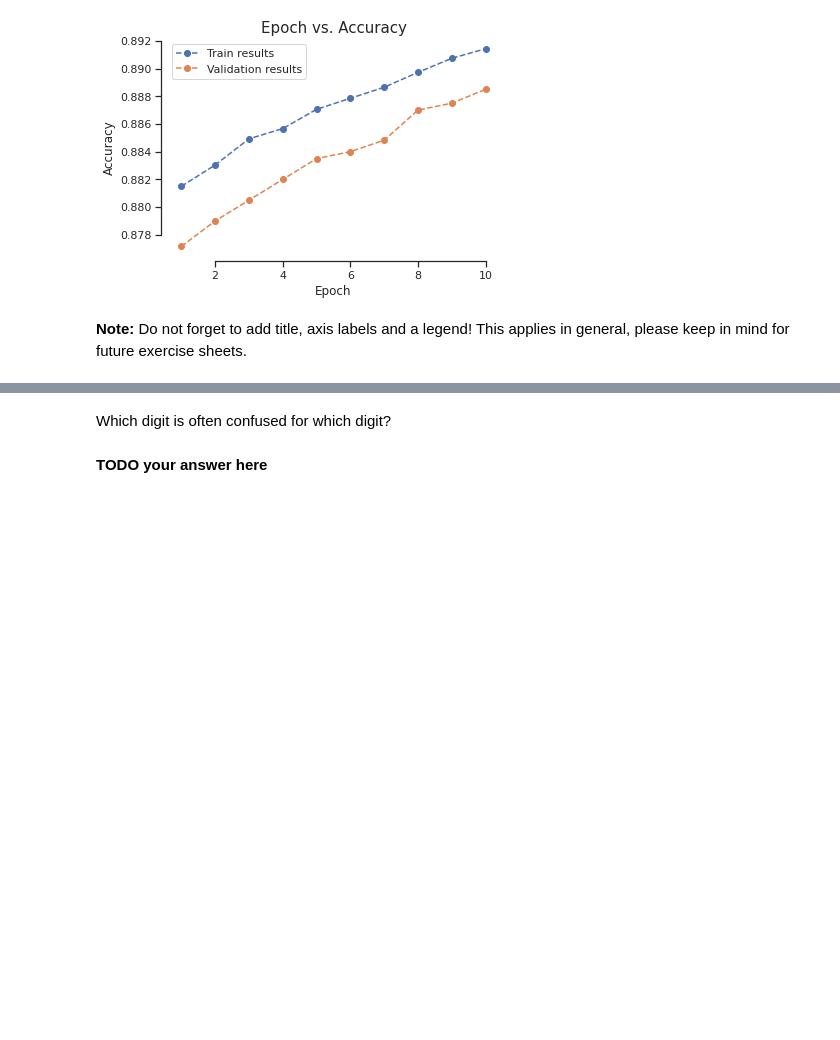
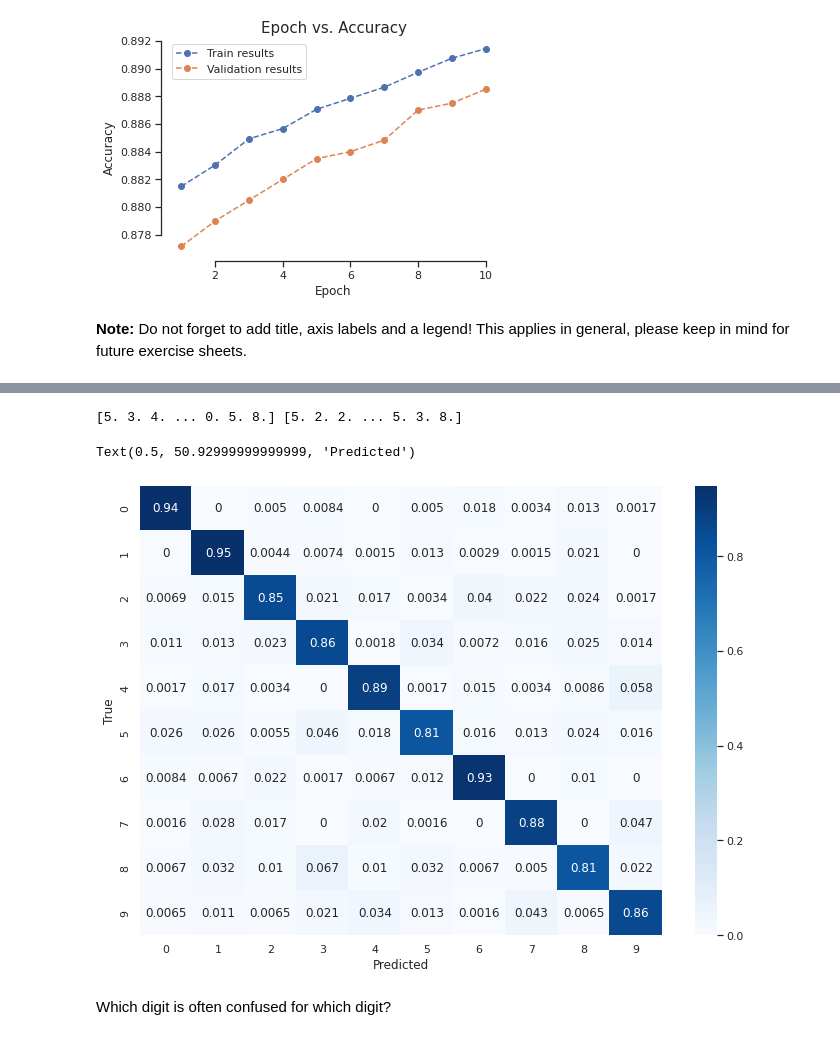
Before and after one commit to jonaden94/deepl-ecker-21-22, a Jupyter notebook: Ex1_2021.ipynb, the cells around one changed output, grey strips where cells are left out. Saved outputs shown, nothing was run; the diff lists cells and outputs as text; code cells hidden in the pictures; blank space fills up the shorter version.

```diff
--- a/Ex1_2021.ipynb
+++ b/Ex1_2021.ipynb
@@ -670,4 +732,33 @@ Additionally to the losses and accuracies we want to plot the confusion matrix a
+# %%
+# TODO write a function to calculate the confusion values
+def predgen(dataloader):
+    ypred = np.empty(0)
+    labeled = np.empty(0)
+    for images, labels in dataloader:
+        new = model.forward(images)
+        new = new.argmax(dim = 1).detach()
+        ypred = np.append(ypred, new)
+        labeled = np.append(labeled, labels.detach())
+
+    return labeled, ypred
+
+model = model.to("cpu")
+from sklearn.metrics import confusion_matrix
+true, pred = predgen(val_dataloader)
+
+print(pred, true)
+conf = confusion_matrix(true, pred)
+# %% [output]
+[5. 3. 4. ... 0. 5. 8.] [5. 2. 2. ... 5. 3. 8.]
+# %%
+# TODO normalize and plot the confusion matrix
+confplot = (conf.T / conf.sum(axis=1)).T
+sb.set(rc={'figure.figsize':(11.7,8.27)})
+plot = sb.heatmap(confplot, annot=True, cmap="Blues")
+plot.set_ylabel("True")
+plot.set_xlabel("Predicted")
+# %% [output]
+Text(0.5, 50.92999999999999, 'Predicted')
+[figure, added]
 # %% [markdown]
 Which digit is often confused for which digit?
-# %% [markdown]
-**TODO your answer here**
```
Also changed, not shown: parts of 19 cells of this notebook.
